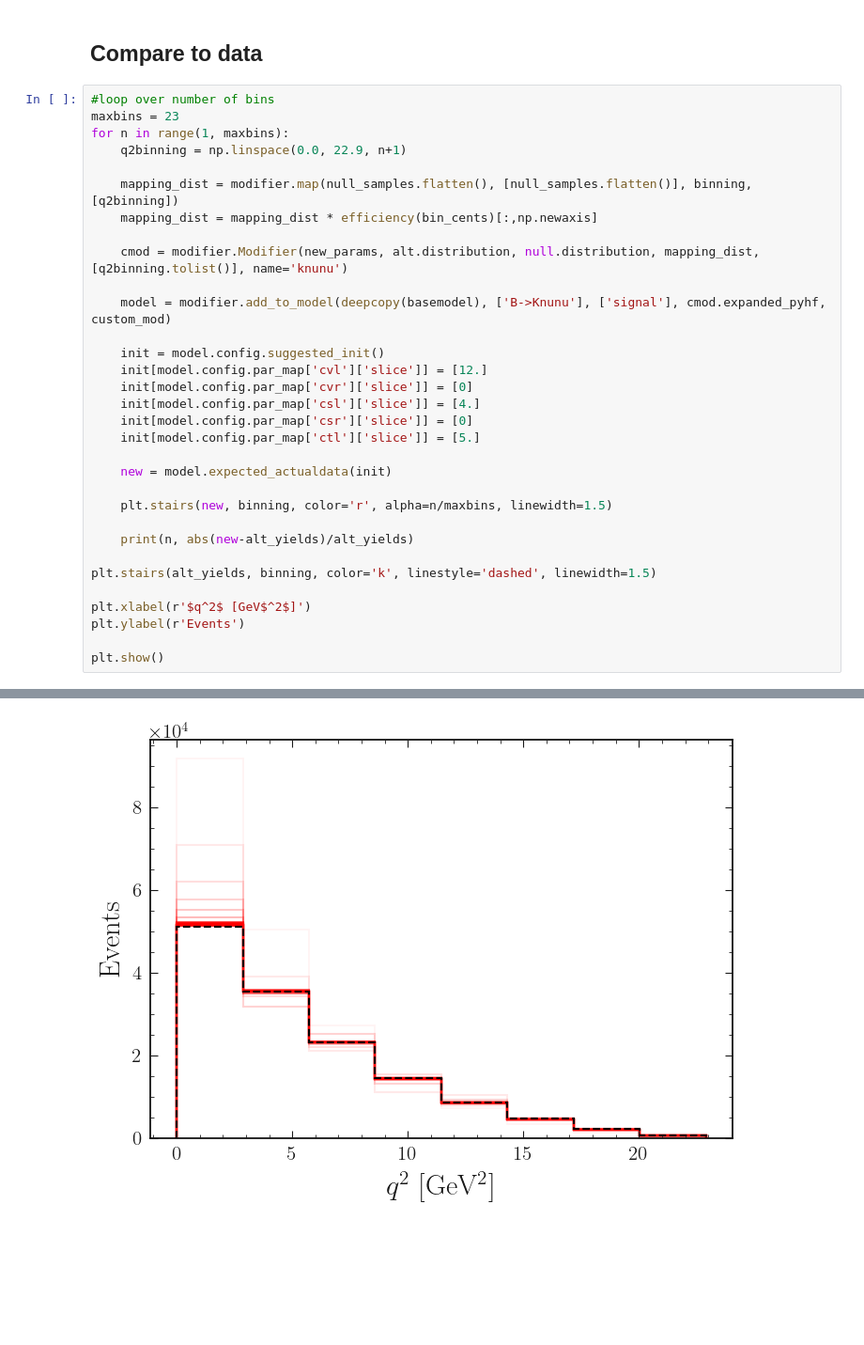
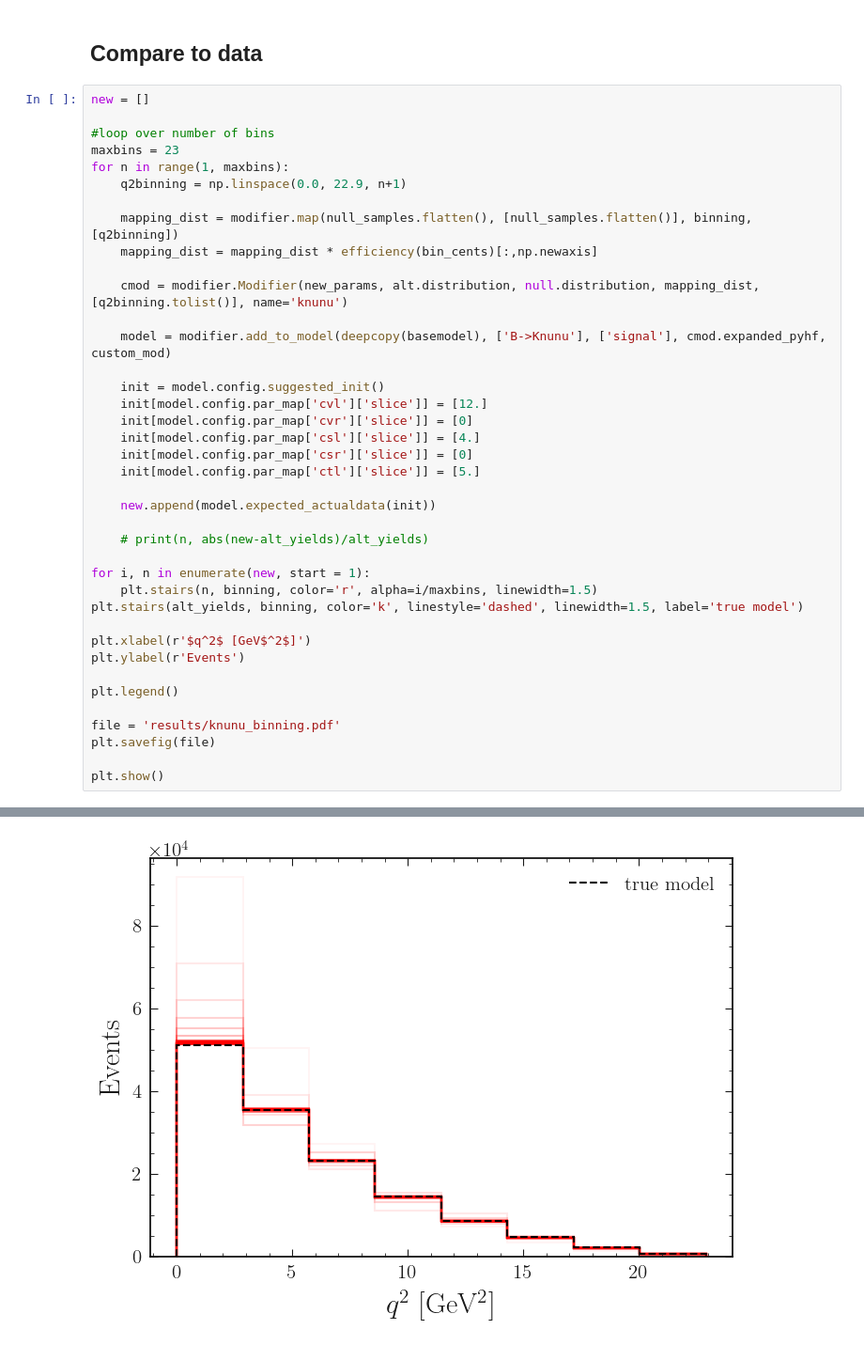
Before and after one commit to lorenzennio/redist, a Jupyter notebook: examples/knunu_binning.ipynb, the cells around one changed output, grey strips where cells are left out. Shown: that part at 94% size. Drawn from its saved outputs; the diff is of its cells as text; blank space fills up the shorter version.

Commit message:
improve binning plot

```diff
--- a/examples/knunu_binning.ipynb
+++ b/examples/knunu_binning.ipynb
@@ -232,6 +232,8 @@ max bins 22
 # %% [markdown]
 ## Compare to data
 # %%
+new = []
+
 #loop over number of bins
 maxbins = 23
 for n in range(1, maxbins):
@@ -251,16 +253,21 @@ for n in range(1, maxbins):
     init[model.config.par_map['csr']['slice']] = [0]
     init[model.config.par_map['ctl']['slice']] = [5.]
 
-    new = model.expected_actualdata(init)
+    new.append(model.expected_actualdata(init))
 
-    plt.stairs(new, binning, color='r', alpha=n/maxbins, linewidth=1.5)
+    # print(n, abs(new-alt_yields)/alt_yields)
 
-    print(n, abs(new-alt_yields)/alt_yields)
-
-plt.stairs(alt_yields, binning, color='k', linestyle='dashed', linewidth=1.5)
+for i, n in enumerate(new, start = 1):
+    plt.stairs(n, binning, color='r', alpha=i/maxbins, linewidth=1.5)
+plt.stairs(alt_yields, binning, color='k', linestyle='dashed', linewidth=1.5, label='true model')
 
 plt.xlabel(r'$q^2$ [GeV$^2$]')
 plt.ylabel(r'Events')
 
+plt.legend()
+
+file = 'results/knunu_binning.pdf'
+plt.savefig(file)
+
 plt.show()
 # %% [output]
@@ -284 +274 @@ plt.show()
-[figure, old version]
+[figure, new version]
```
Also changed, not shown: parts of 10 cells of this notebook.
